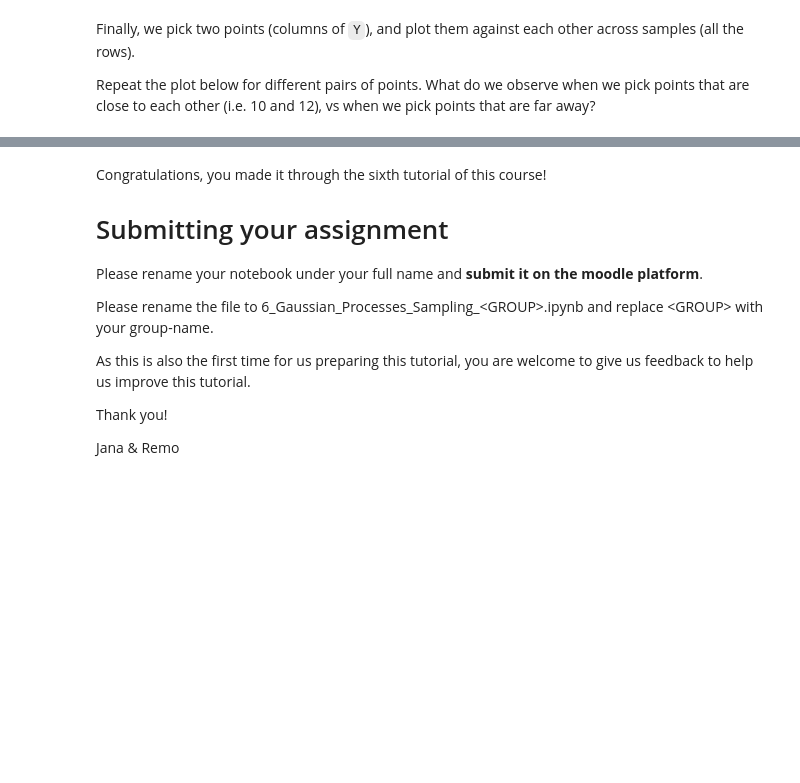
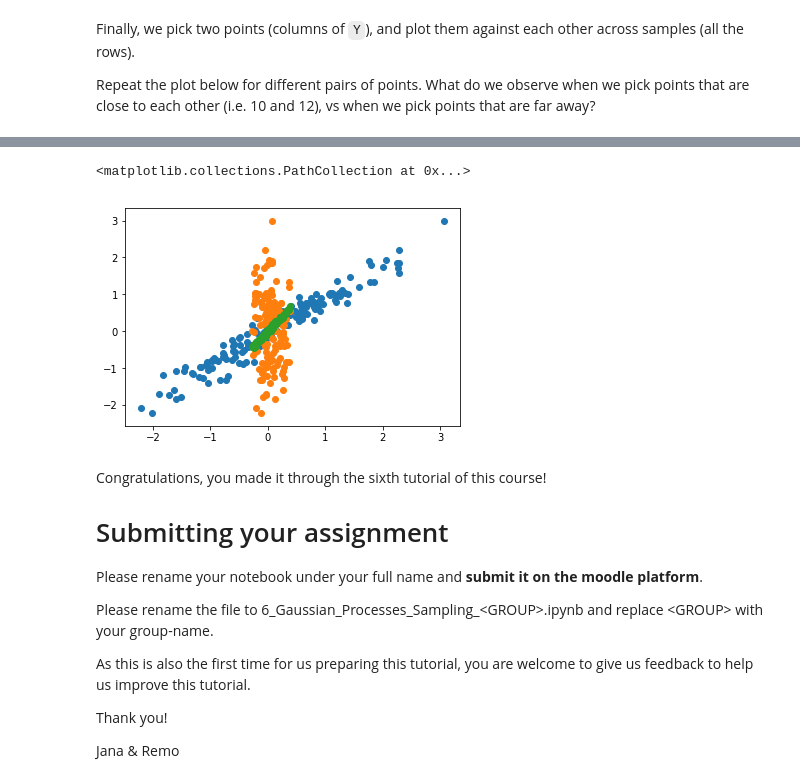
Before and after one commit to 2start/ml4pm, a Jupyter notebook: ex05/5_Gaussian_Processes_Sampling_STUDENT.ipynb, the cells around one changed output, grey strips where cells are left out. Cells and saved outputs as stored; diff of their text form; code cells hidden in the pictures; blank space fills up the shorter version.

```diff
--- a/ex05/5_Gaussian_Processes_Sampling_STUDENT.ipynb
+++ b/ex05/5_Gaussian_Processes_Sampling_STUDENT.ipynb
@@ -159,3 +174,10 @@ plt.scatter(Y[:,1], Y[:,10])
+# %%
+plt.scatter(Y[:,10], Y[:,12])
+plt.scatter(Y[:,-10], Y[:,12])
+plt.scatter(Y[:,-10], Y[:,-12])
+# %% [output]
+<matplotlib.collections.PathCollection at 0x...>
+[figure, added]
 # %% [markdown]
 Congratulations, you made it through the sixth tutorial of this course!
 
```
Also changed, not shown: parts of 4 cells of this notebook.
